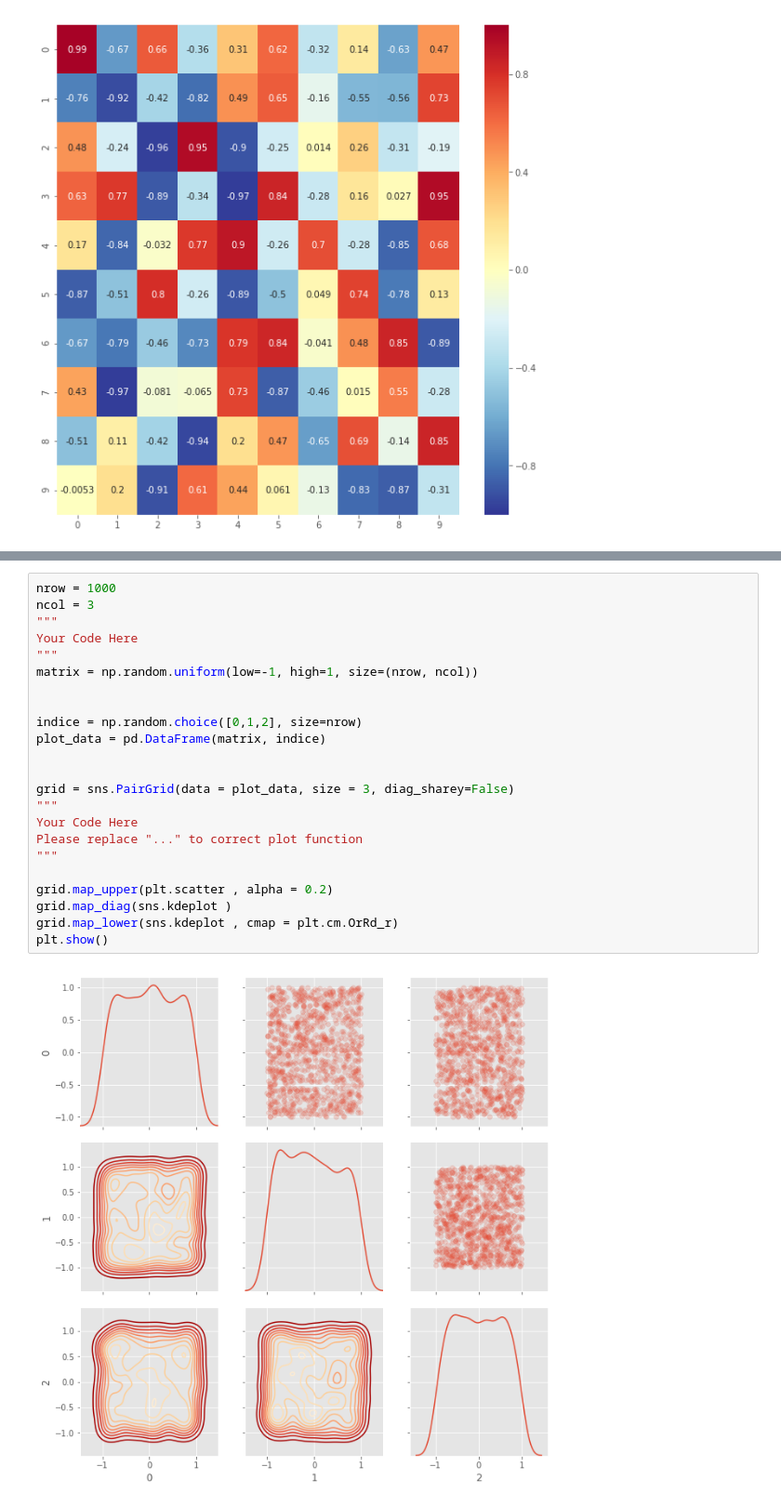
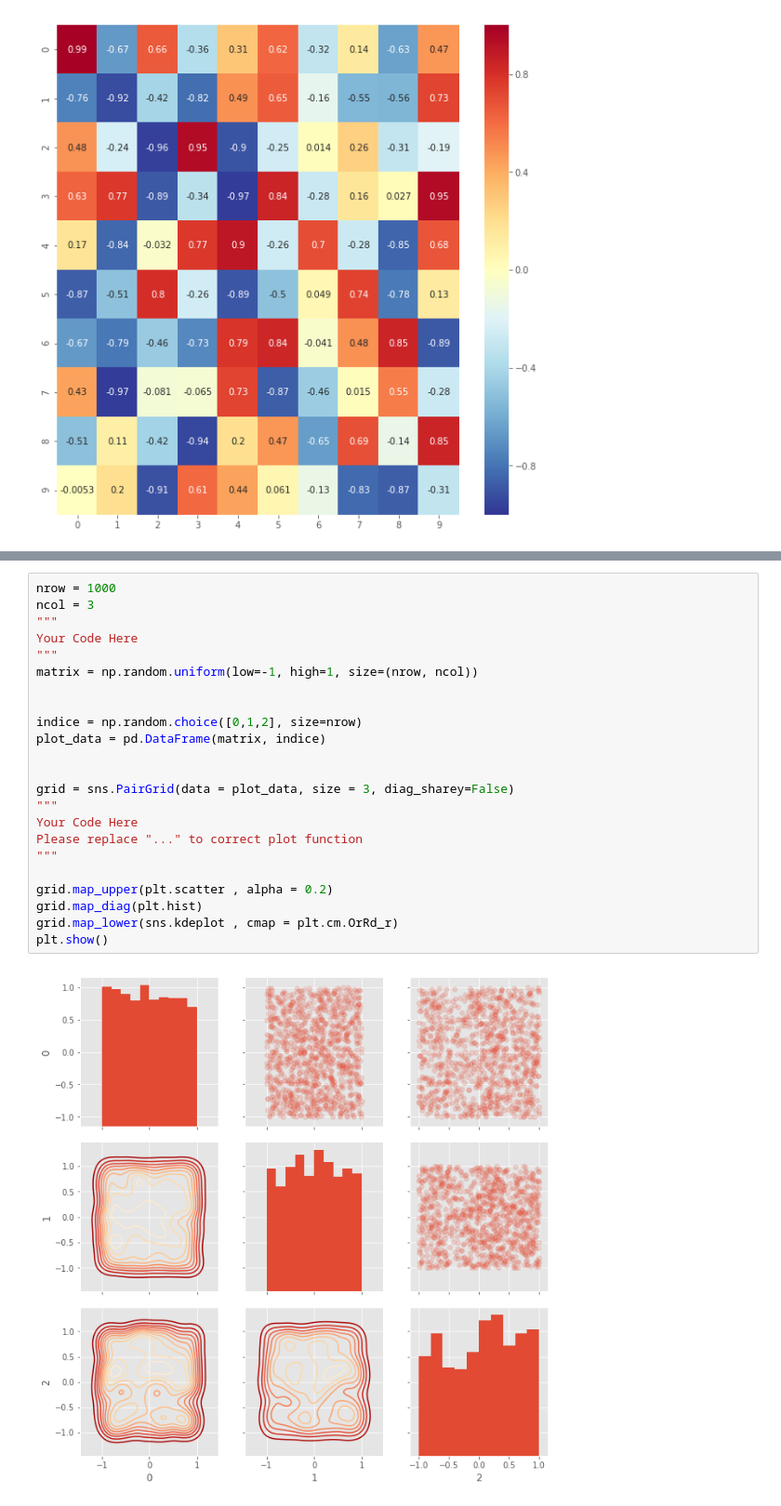
Before and after one commit to powpi2000/ML100, a Jupyter notebook: Day_015_HW.ipynb, the cells around one changed output, grey strips where cells are left out. Shown: that part at 93% size. Drawn from its saved outputs; the diff is of its cells as text.

Commit message:
chage to hist

```diff
--- a/Day_015_HW.ipynb
+++ b/Day_015_HW.ipynb
@@ -89,25 +87,25 @@ plt.show()
 # %%
 nrow = 1000
 ncol = 3
 """
 Your Code Here
 """
 matrix = np.random.uniform(low=-1, high=1, size=(nrow, ncol))
 
 
 indice = np.random.choice([0,1,2], size=nrow)
 plot_data = pd.DataFrame(matrix, indice)
 
 
 grid = sns.PairGrid(data = plot_data, size = 3, diag_sharey=False)
 """
 Your Code Here
 Please replace "..." to correct plot function
 """
 
 grid.map_upper(plt.scatter , alpha = 0.2)
-grid.map_diag(sns.kdeplot )
+grid.map_diag(plt.hist)
 grid.map_lower(sns.kdeplot , cmap = plt.cm.OrRd_r)
 plt.show()
 # %% [output]
-[figure, old version]
+[figure, new version]
```
Also changed, not shown: parts of 1 cell of this notebook.
